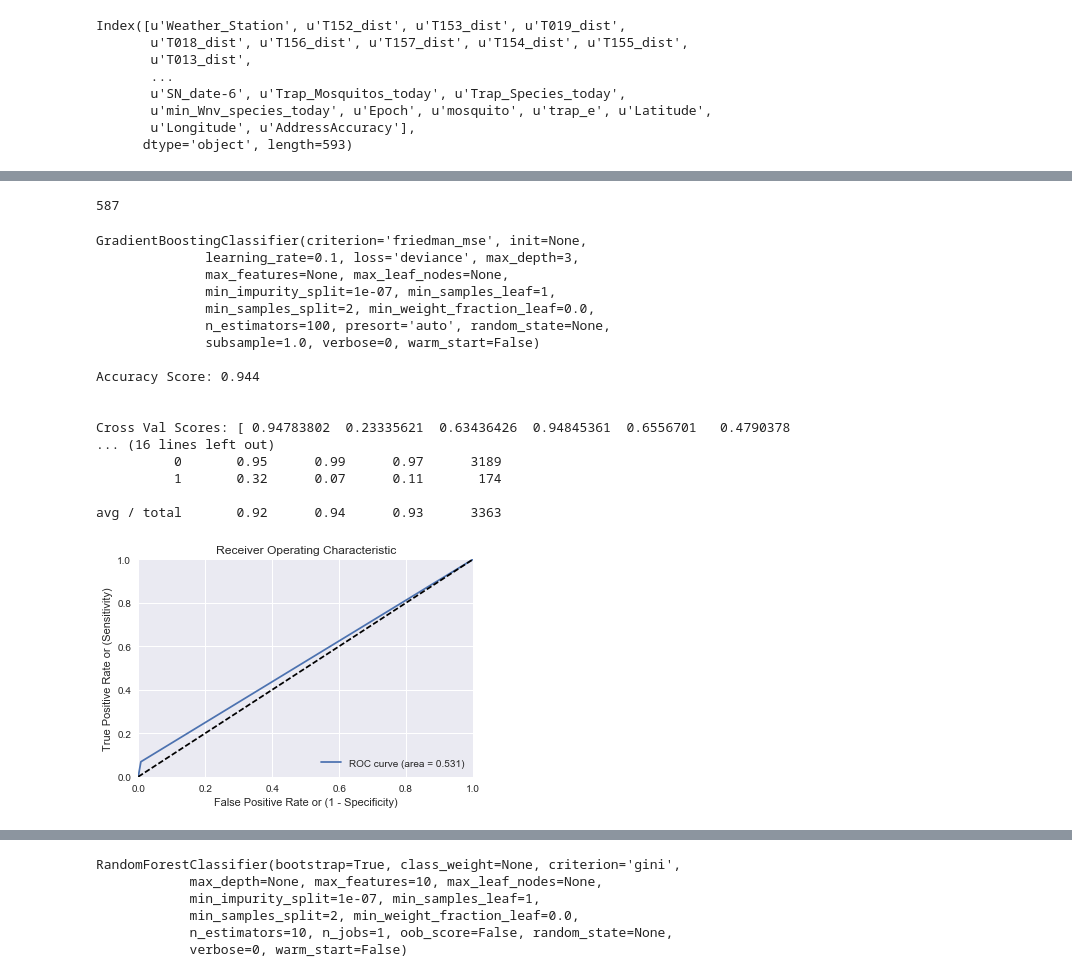
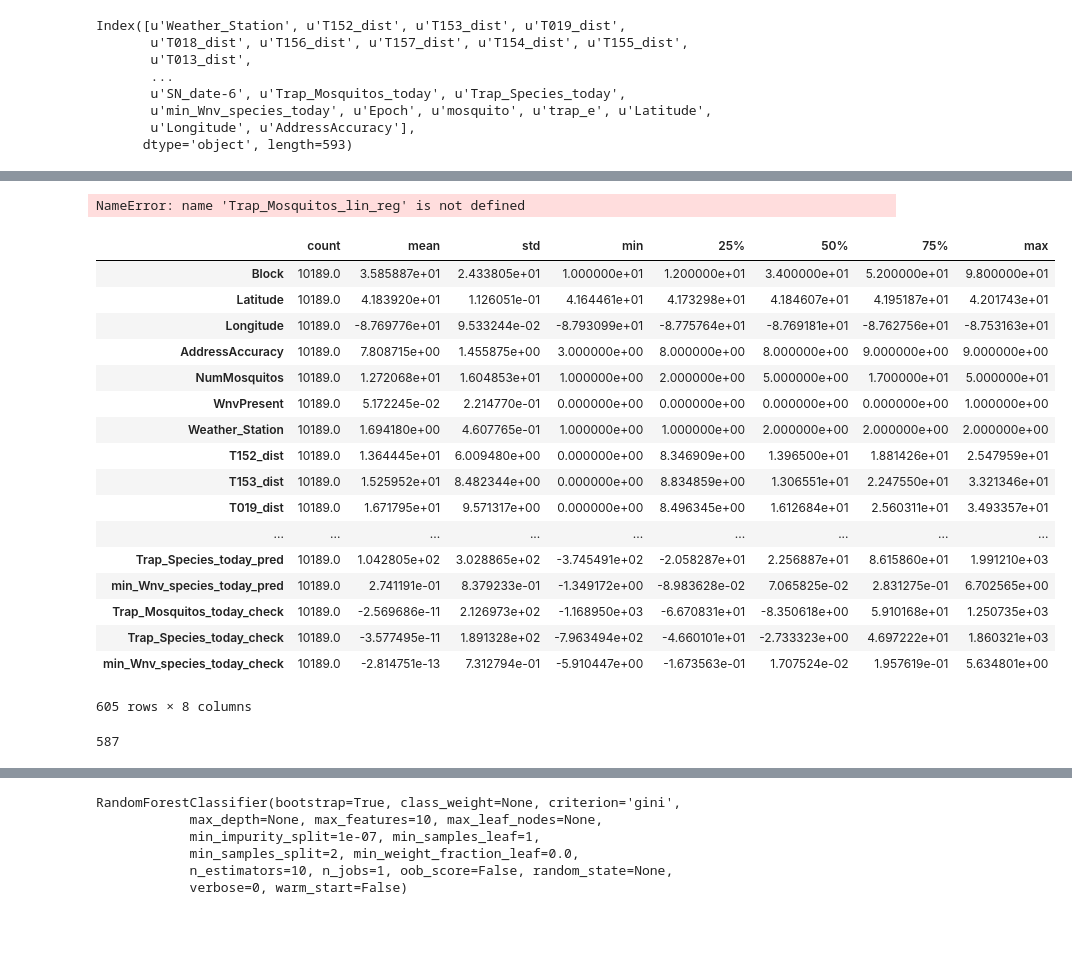
Before and after one commit to austinbrian/skeeter_patrol, a Jupyter notebook: code/BDA-modeling-2.ipynb, the cells around one changed output, grey strips where cells are left out. Saved outputs shown, nothing was run; the diff lists cells and outputs as text; code cells hidden in the pictures; blank space fills up the shorter version.

```diff
--- a/code/BDA-modeling-2.ipynb
+++ b/code/BDA-modeling-2.ipynb
@@ -311,0 +319,2 @@ Index([u'Weather_Station', u'T152_dist', u'T153_dist', u'T019_dist',
+# %%
+train = train.dropna()
@@ -312 +333,3 @@ Index([u'Weather_Station', u'T152_dist', u'T153_dist', u'T019_dist',
+# %%
+vars_to_include = ['Trap_Mosquitos_today', 'Trap_Species_today','min_Wnv_species_today',]
 # %%
@@ -314,3 +337,41 @@ test_cols = ['Weather_Station', 'T152_dist', 'T153_dist', 'T019_dist', 'T018_dis
+# %%
+for i in vars_to_include:
+    lin_reg = lr.fit(train[X_test_cols],train[i])
+    joblib.dump(lin_reg,'../models/'+str(i)+'.pkl')
+    var_pred= var_reg.predict(train[X_test_cols])
+    pred_label=str(i)+'_pred'
+    train[pred_label] = var_pred
+# %%
+Trap_Mosquitos_lin_reg
+# %% [output]
+NameError: name 'Trap_Mosquitos_lin_reg' is not defined
+# %%
+for i in vars_to_include:
+    checkvar = str(i)+'_pred'
+    check = train[checkvar] - train[i]
+    label = str(i)+'_check'
+    train[label] = check
+# %%
+train.describe().T
+# %% [output]
+|  | count | mean | std | min | 25% | 50% | 75% | max |
+| Block | 10189.0 | 3.585887e+01 | 2.433805e+01 | 1.000000e+01 | 1.200000e+01 | 3.400000e+01 | 5.200000e+01 | 9.800000e+01 |
+| Latitude | 10189.0 | 4.183920e+01 | 1.126051e-01 | 4.164461e+01 | 4.173298e+01 | 4.184607e+01 | 4.195187e+01 | 4.201743e+01 |
+| Longitude | 10189.0 | -8.769776e+01 | 9.533244e-02 | -8.793099e+01 | -8.775764e+01 | -8.769181e+01 | -8.762756e+01 | -8.753163e+01 |
+| AddressAccuracy | 10189.0 | 7.808715e+00 | 1.455875e+00 | 3.000000e+00 | 8.000000e+00 | 8.000000e+00 | 9.000000e+00 | 9.000000e+00 |
+| NumMosquitos | 10189.0 | 1.272068e+01 | 1.604853e+01 | 1.000000e+00 | 2.000000e+00 | 5.000000e+00 | 1.700000e+01 | 5.000000e+01 |
+| WnvPresent | 10189.0 | 5.172245e-02 | 2.214770e-01 | 0.000000e+00 | 0.000000e+00 | 0.000000e+00 | 0.000000e+00 | 1.000000e+00 |
+| Weather_Station | 10189.0 | 1.694180e+00 | 4.607765e-01 | 1.000000e+00 | 1.000000e+00 | 2.000000e+00 | 2.000000e+00 | 2.000000e+00 |
+| T152_dist | 10189.0 | 1.364445e+01 | 6.009480e+00 | 0.000000e+00 | 8.346909e+00 | 1.396500e+01 | 1.881426e+01 | 2.547959e+01 |
+| T153_dist | 10189.0 | 1.525952e+01 | 8.482344e+00 | 0.000000e+00 | 8.834859e+00 | 1.306551e+01 | 2.247550e+01 | 3.321346e+01 |
+| T019_dist | 10189.0 | 1.671795e+01 | 9.571317e+00 | 0.000000e+00 | 8.496345e+00 | 1.612684e+01 | 2.560311e+01 | 3.493357e+01 |
+| ... | ... | ... | ... | ... | ... | ... | ... | ... |
+| Trap_Species_today_pred | 10189.0 | 1.042805e+02 | 3.028865e+02 | -3.745491e+02 | -2.058287e+01 | 2.256887e+01 | 8.615860e+01 | 1.991210e+03 |
+| min_Wnv_species_today_pred | 10189.0 | 2.741191e-01 | 8.379233e-01 | -1.349172e+00 | -8.983628e-02 | 7.065825e-02 | 2.831275e-01 | 6.702565e+00 |
+| Trap_Mosquitos_today_check | 10189.0 | -2.569686e-11 | 2.126973e+02 | -1.168950e+03 | -6.670831e+01 | -8.350618e+00 | 5.910168e+01 | 1.250735e+03 |
+| Trap_Species_today_check | 10189.0 | -3.577495e-11 | 1.891328e+02 | -7.963494e+02 | -4.660101e+01 | -2.733323e+00 | 4.697222e+01 | 1.860321e+03 |
+| min_Wnv_species_today_check | 10189.0 | -2.814751e-13 | 7.312794e-01 | -5.910447e+00 | -1.673563e-01 | 1.707524e-02 | 1.957619e-01 | 5.634801e+00 |
+605 rows × 8 columns
 # %%
 X_test_cols = [col for col in train.columns if col in test_cols]
 len(X_test_cols)
@@ -322,24 +383,3 @@ ss = StandardScaler()
 X_std = ss.fit_transform(X_values)
 X = X_std
 X_train, X_test, y_train, y_test = train_test_split(X, y,stratify=y, test_size=0.33)
-# %%
-evaluate_model(clf)
-# %% [output]
-GradientBoostingClassifier(criterion='friedman_mse', init=None,
-              learning_rate=0.1, loss='deviance', max_depth=3,
-              max_features=None, max_leaf_nodes=None,
-              min_impurity_split=1e-07, min_samples_leaf=1,
-              min_samples_split=2, min_weight_fraction_leaf=0.0,
-              n_estimators=100, presort='auto', random_state=None,
-              subsample=1.0, verbose=0, warm_start=False)
-
-Accuracy Score: 0.944
-
-
-Cross Val Scores: [ 0.94783802  0.23335621  0.63436426  0.94845361  0.6556701   0.4790378
-... (16 lines left out)
-          0       0.95      0.99      0.97      3189
-          1       0.32      0.07      0.11       174
-
-avg / total       0.92      0.94      0.93      3363
-[figure, removed]
```
Also changed, not shown: parts of 8 cells of this notebook, 4 other files.
